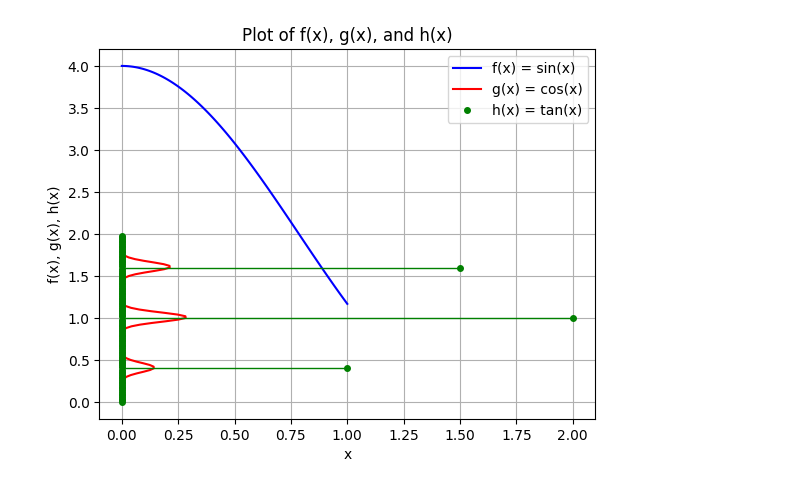
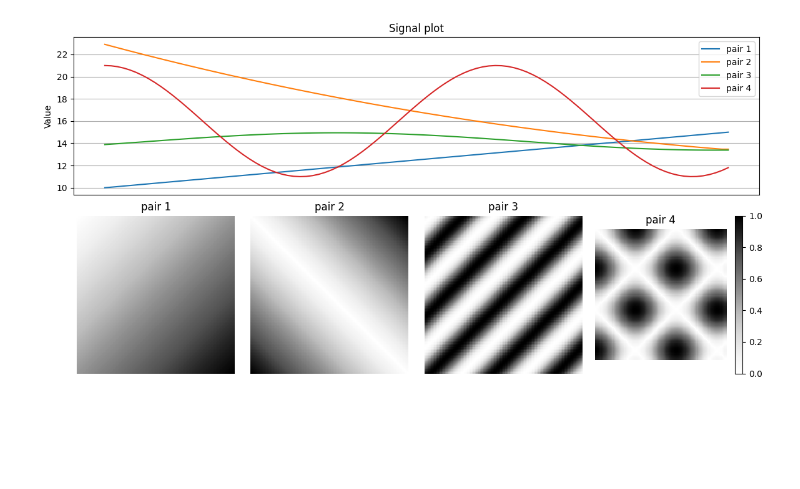
Before and after one commit to Salah4848/PDB, a Jupyter notebook: noteb.ipynb, the cells around one changed output. Saved outputs shown, nothing was run; the diff lists cells and outputs as text; code cells hidden in the pictures; blank space fills up the shorter version.

```diff
--- a/noteb.ipynb
+++ b/noteb.ipynb
@@ -82,41 +0,0 @@ plt.show()
-# %%
-domain_size = 100
-atoms = [20, 50, 80]
-masses = [1.0, 2.0, 1.5]
-kernel_size = 15
-sigma = 3.0
-regularization = 1e-3
-
-# Generate data
-x = 2*np.arange(domain_size)/domain_size
-s = dirac_sum(domain_size, atoms, masses)
-g = gaussian_kernel(kernel_size, sigma)
-f = convolve_signal(s, g)
-
-t= np.linspace(0,1,100)
-h = np.pow(2*np.cos(t),2)
-
-# Create the plot
-fig, ax = plt.subplots()
-
-# Plot f(x) horizontally (standard line plot)
-ax.plot(t, h, label='f(x) = sin(x)', color='b')
-
-# Plot g(x) vertically (standard line plot)
-ax.plot(f, x, label='g(x) = cos(x)', color='r')
-
-# Plot horizontal "stems" manually by drawing lines for each point of the stem
-ax.hlines(x, 0, s, color='g', linewidth=1)  # Horizontal lines for stems
-ax.plot(s, x, 'go', label='h(x) = tan(x)', markersize=4)  # Markers
-
-# Labeling and aesthetics
-ax.set_xlabel('x')
-ax.set_ylabel('f(x), g(x), h(x)')
-ax.set_title('Plot of f(x), g(x), and h(x)')
-ax.legend()
-
-# Show grid and plot
-plt.grid(True)
-plt.show()
-# %% [output]
-[figure, removed]
@@ -122,0 +3,27 @@ plt.show()
+# %%
+n=100
+
+w_1 = lambda x,y: 0.5*(x+y)
+f_1 = lambda x: 5*x+10
+
+w_2 = lambda x,y: abs(x-y)
+f_2 = make_diff_signal(w_2,initconstant=2,sequence=lambda x: 10*x)
+
+w_3 = lambda x,y: np.sin(5*np.pi*(x + y - 1) + 1) /2 + 0.5
+temp = make_diff_signal(w_3,initconstant=2,sequence=lambda x: x)
+f_3 = lambda x: 10+temp(x)
+
+f_4 = lambda x: 2*np.cos(10*x)+16
+w_4 = make_dist_graphon(f_4, g=lambda x: x/21)
+
+funcs = [(w_1,f_1,"pair 1"),(w_2,f_2,"pair 2"),(w_3,f_3,"pair 3"),(w_4,f_4,"pair 4")]
+# %%
+pairs = []
+for pair in funcs:
+    mat = blockify_graphon(pair[0],n)
+    vec = blockify_signal(pair[1],n)
+    pairs.append((pair[2],vec,mat))
+# %%
+plot_arrays(pairs)
+# %% [output]
+[figure, added]
```
Also changed, not shown: parts of 3 cells of this notebook, 13 other files.
